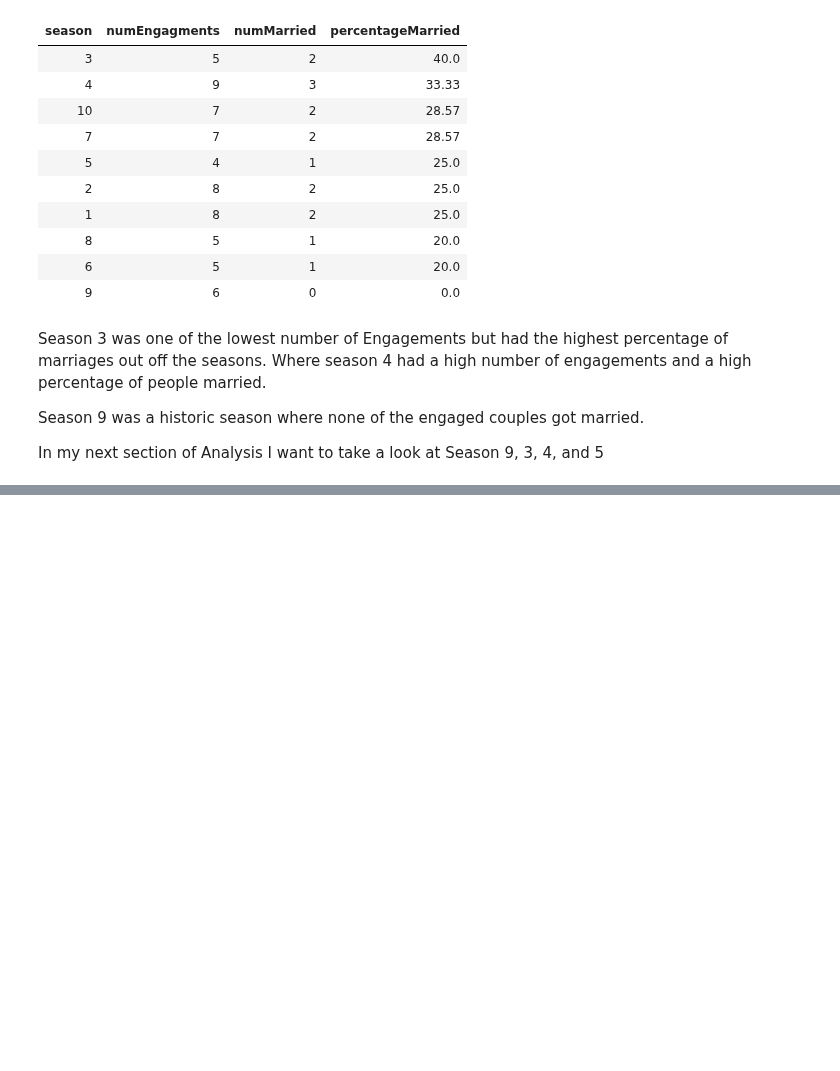
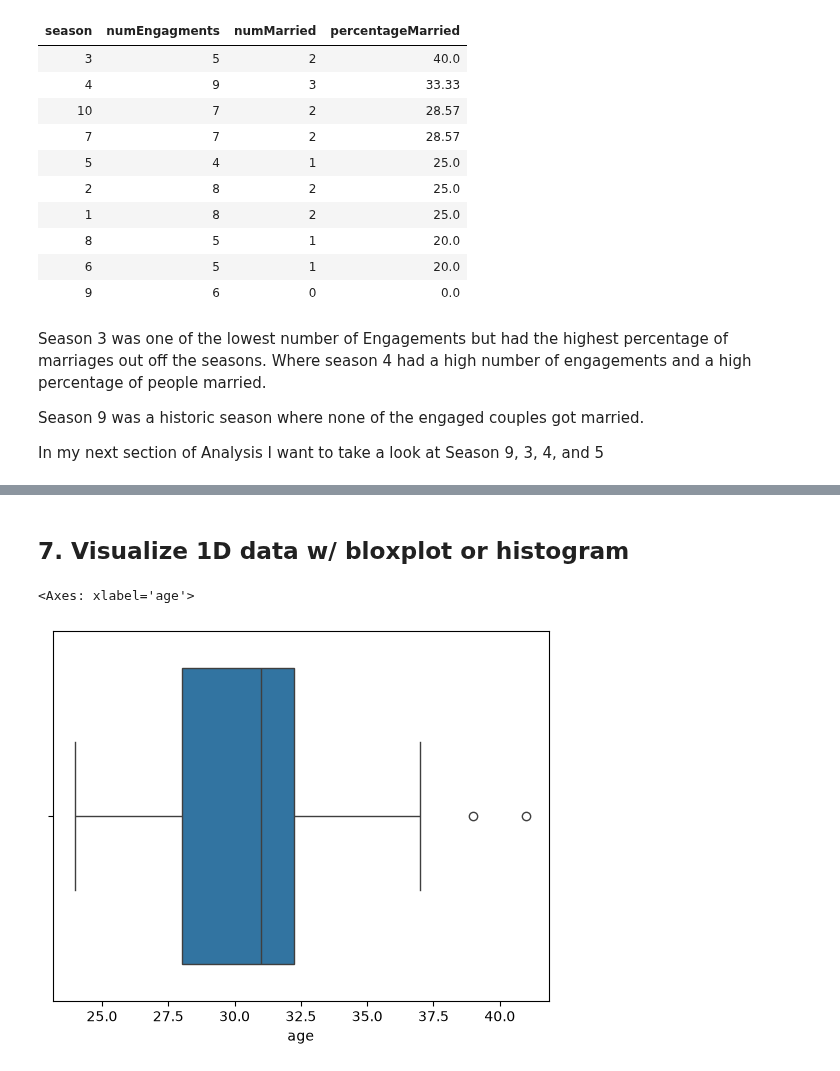
Before and after one commit to ZeeThomas/Love-Is-Blind-Analysis, a Jupyter notebook: analysisV0.ipynb, the cells around one changed output, grey strips where cells are left out. Saved outputs shown, nothing was run; the diff lists cells and outputs as text; code cells hidden in the pictures; blank space fills up the shorter version.

Commit message:
-folder organization -EDA on contestant data

```diff
--- a/analysisV0.ipynb
+++ b/analysisV0.ipynb
@@ -340,0 +368,6 @@ In my next section of Analysis I want to take a look at Season 9, 3, 4, and 5
+# %%
+contestants_df = pl.read_csv("contestants.csv")
+relationships_df = pl.read_csv("relationships.csv")
+
+
+contestants_df
@@ -340,0 +422,22 @@ In my next section of Analysis I want to take a look at Season 9, 3, 4, and 5
+# %%
+#getting IDs from relationship.csv of couples
+engaged_ids = pl.concat([
+    relationships_df.select(
+        pl.col("female_id").alias("contestant_id")
+    ),
+    relationships_df.select(
+        pl.col("male_id").alias("contestant_id")
+    )
+]).unique()
+
+contestants = contestants_df.join(
+    engaged_ids.with_columns(pl.lit(1). alias("engaged")),
+    on="contestant_id",
+    how="left"
+).with_columns(
+    pl.col("engaged").fill_null(0).cast(pl.Int8)
+)
+
+print(contestants.group_by("engaged")
+      .len()
+      .sort("engaged"))
@@ -340,0 +458,4 @@ In my next section of Analysis I want to take a look at Season 9, 3, 4, and 5
+# %%
+engaged_contestants = contestants.filter(pl.col('engaged') == 1)
+
+single_contestants = contestants.filter(pl.col('engaged') == 0)
@@ -340,0 +511,7 @@ In my next section of Analysis I want to take a look at Season 9, 3, 4, and 5
+# %% [markdown]
+## 7. Visualize 1D data w/ bloxplot or histogram
+# %%
+sns.boxplot(engaged_contestants, x="age")
+# %% [output]
+<Axes: xlabel='age'>
+[figure, added]
```
Also changed, not shown: parts of 28 cells of this notebook, 4 other files.
